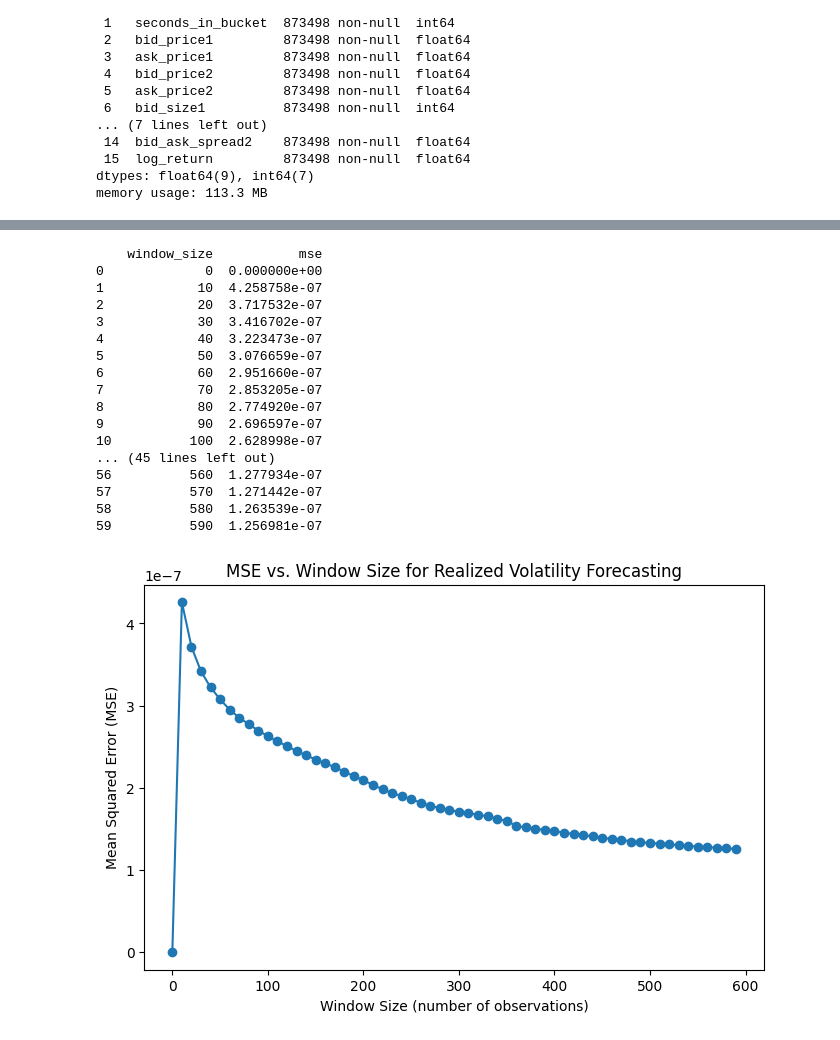
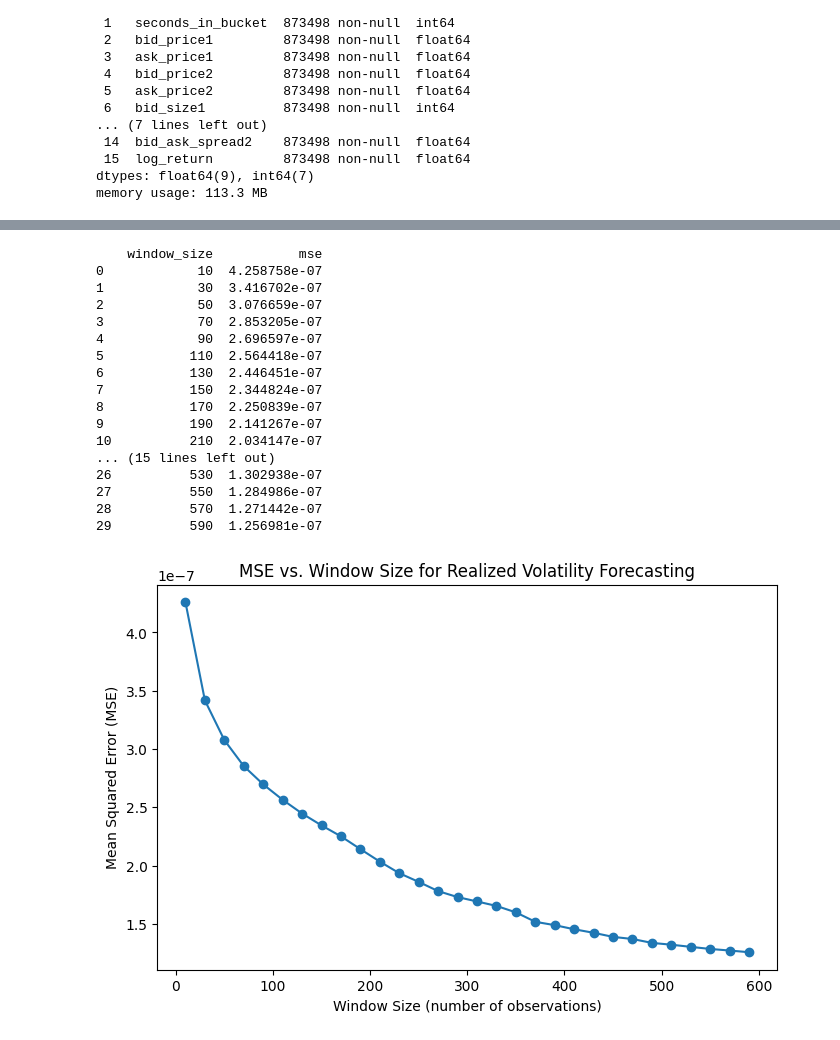
Before and after one commit to Ayush-Singh-31/Optiver-07, a Jupyter notebook: Subset.ipynb, the cells around one changed output, grey strips where cells are left out. Saved outputs shown, nothing was run; the diff lists cells and outputs as text; code cells hidden in the pictures.

```diff
--- a/Subset.ipynb
+++ b/Subset.ipynb
@@ -21,5 +21,5 @@ def load_data(directory: str) -> pd.DataFrame:
 
 data_path = "./Data/individual_book_train"
 # %%
-df = pd.read_csv("./Data/individual_book_train/stock_27.csv")
+df_raw = pd.read_csv("./Data/individual_book_train/stock_27.csv")
 # %%
@@ -59,6 +59,8 @@ Data columns (total 11 columns):
  10  stock_id           873499 non-null  int64
 dtypes: float64(4), int64(7)
 memory usage: 73.3 MB
+# %%
+df = df_raw.copy()
 # %%
 df["midpoint1"] = (df["ask_price1"] + df["bid_price1"])/2
 df["midpoint2"] = (df["ask_price2"] + df["bid_price2"])/2
@@ -101,51 +103,41 @@ df.describe()
 | 75% | 23955.000000 | 442.000000 | 1.001049 | 1.002478 | 1.000792 | 1.002754 | 114.000000 | 114.000000 | ... |
 | max | 32767.000000 | 599.000000 | 1.075063 | 1.082831 | 1.075004 | 1.083596 | 7960.000000 | 5200.000000 | ... |
 # %%
-window_sizes = range(0, 600, 10)
+window_sizes = range(10, 600, 20)
 results = []
 
 for w in window_sizes:
-    # Compute rolling realized volatility for window 'w'
     col_name = f'rolling_rv_{w}'
     df[col_name] = df['log_return'].rolling(window=w).apply(lambda x: np.sqrt(np.sum(x**2)), raw=True)
-
-    # Create a simple forecast: using the previous period's volatility as the forecast
     df[f'forecast_{w}'] = df[col_name].shift(1)
-
-    # Drop NA values before calculating error
     valid = df.dropna(subset=[col_name, f'forecast_{w}'])
-
-    # Calculate mean squared error (MSE) between forecast and actual volatility
     mse = np.mean((valid[col_name] - valid[f'forecast_{w}'])**2)
     results.append({'window_size': w, 'mse': mse})
 
-# Convert results to DataFrame for inspection
 results_df = pd.DataFrame(results)
-print(results_df)
 
-# Plot MSE vs. Window Size
 plt.figure(figsize=(8, 5))
 plt.plot(results_df['window_size'], results_df['mse'], marker='o')
 plt.xlabel('Window Size (number of observations)')
 plt.ylabel('Mean Squared Error (MSE)')
 plt.title('MSE vs. Window Size for Realized Volatility Forecasting')
 plt.show()
 # %% [output]
     window_size           mse
-0             0  0.000000e+00
-1            10  4.258758e-07
-2            20  3.717532e-07
-3            30  3.416702e-07
-4            40  3.223473e-07
-5            50  3.076659e-07
-6            60  2.951660e-07
-7            70  2.853205e-07
-8            80  2.774920e-07
-9            90  2.696597e-07
-10          100  2.628998e-07
-... (45 lines left out)
-56          560  1.277934e-07
-57          570  1.271442e-07
-58          580  1.263539e-07
-59          590  1.256981e-07
+0            10  4.258758e-07
+1            30  3.416702e-07
+2            50  3.076659e-07
+3            70  2.853205e-07
+4            90  2.696597e-07
+5           110  2.564418e-07
+6           130  2.446451e-07
+7           150  2.344824e-07
+8           170  2.250839e-07
+9           190  2.141267e-07
+10          210  2.034147e-07
+... (15 lines left out)
+26          530  1.302938e-07
+27          550  1.284986e-07
+28          570  1.271442e-07
+29          590  1.256981e-07
-[figure, old version]
+[figure, new version]
```
Also changed, not shown: parts of 17 cells of this notebook, 3 other files.
